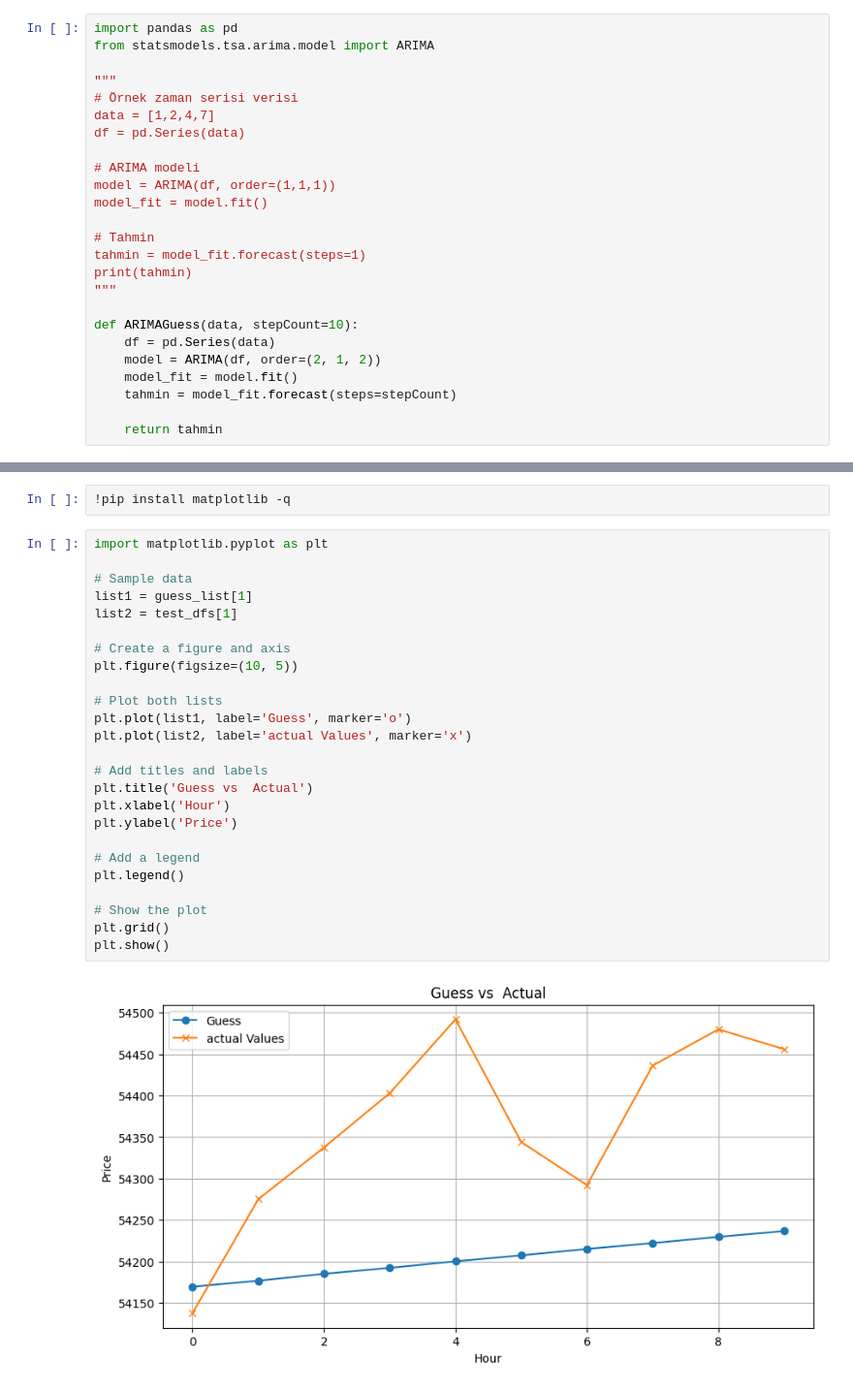
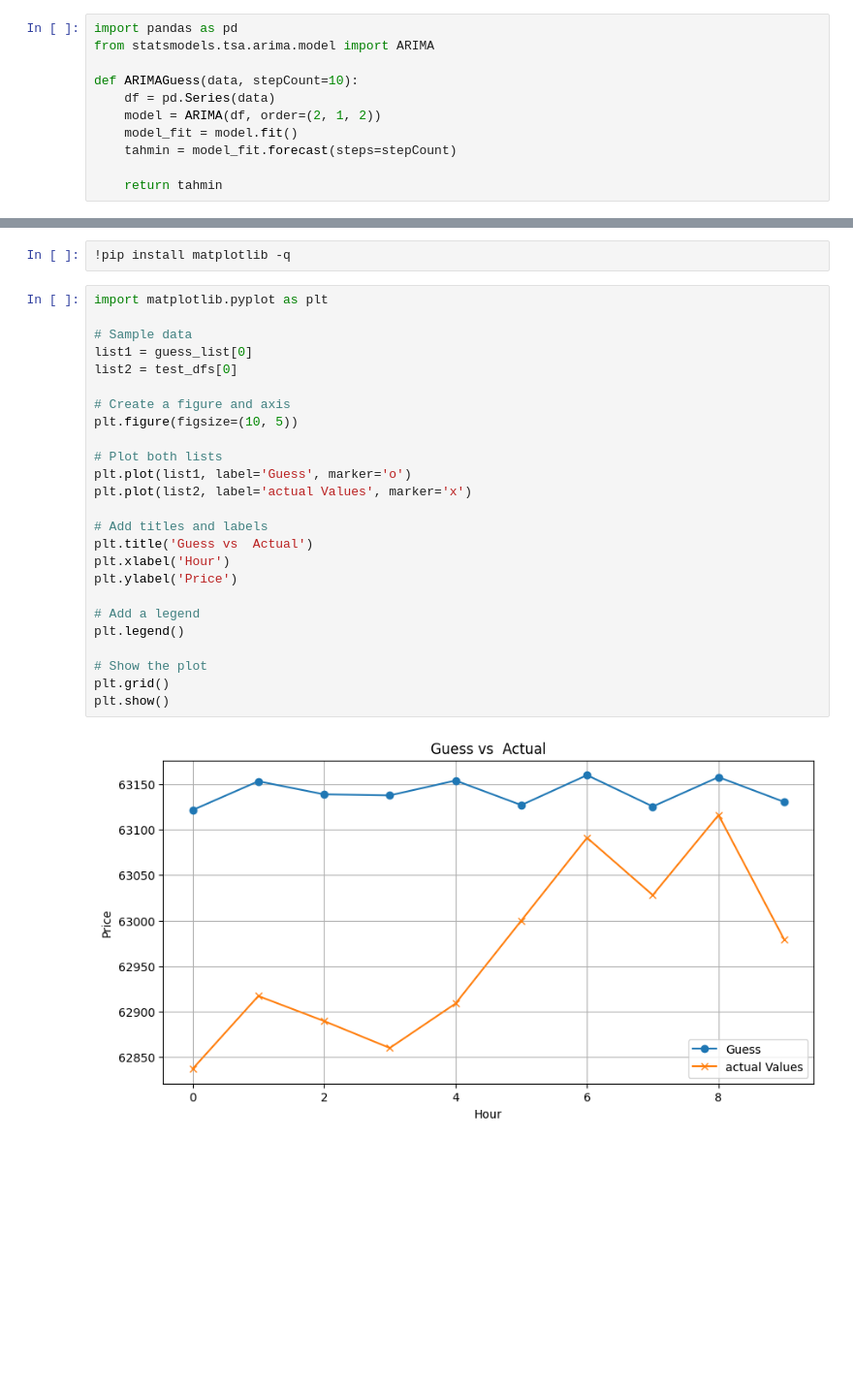
Before and after one commit to onuralpArsln/finTech, a Jupyter notebook: getDataFromBinanceWithoutAccount.ipynb, the cells around one changed output, grey strips where cells are left out. Shown at 97% size. Cells and saved outputs as stored; diff of their text form; blank space fills up the shorter version.

```diff
--- a/getDataFromBinanceWithoutAccount.ipynb
+++ b/getDataFromBinanceWithoutAccount.ipynb
@@ -128,20 +128,6 @@ Autoregressive Integrated Moving Average
 # %%
 import pandas as pd
 from statsmodels.tsa.arima.model import ARIMA
-
-"""
-# Örnek zaman serisi verisi
-data = [1,2,4,7]
-df = pd.Series(data)
-
-# ARIMA modeli
-model = ARIMA(df, order=(1,1,1))
-model_fit = model.fit()
-
-# Tahmin
-tahmin = model_fit.forecast(steps=1)
-print(tahmin)
-"""
 
 def ARIMAGuess(data, stepCount=10):
     df = pd.Series(data)
@@ -166,27 +152,27 @@ print(guess_list[0])
 # %%
 import matplotlib.pyplot as plt
 
 # Sample data
-list1 = guess_list[1]
-list2 = test_dfs[1]
+list1 = guess_list[0]
+list2 = test_dfs[0]
 
 # Create a figure and axis
 plt.figure(figsize=(10, 5))
 
 # Plot both lists
 plt.plot(list1, label='Guess', marker='o')
 plt.plot(list2, label='actual Values', marker='x')
 
 # Add titles and labels
 plt.title('Guess vs  Actual')
 plt.xlabel('Hour')
 plt.ylabel('Price')
 
 # Add a legend
 plt.legend()
 
 # Show the plot
 plt.grid()
 plt.show()
 # %% [output]
-[figure, old version]
+[figure, new version]
```
Also changed, not shown: parts of 1 cell of this notebook, 3 other files.
